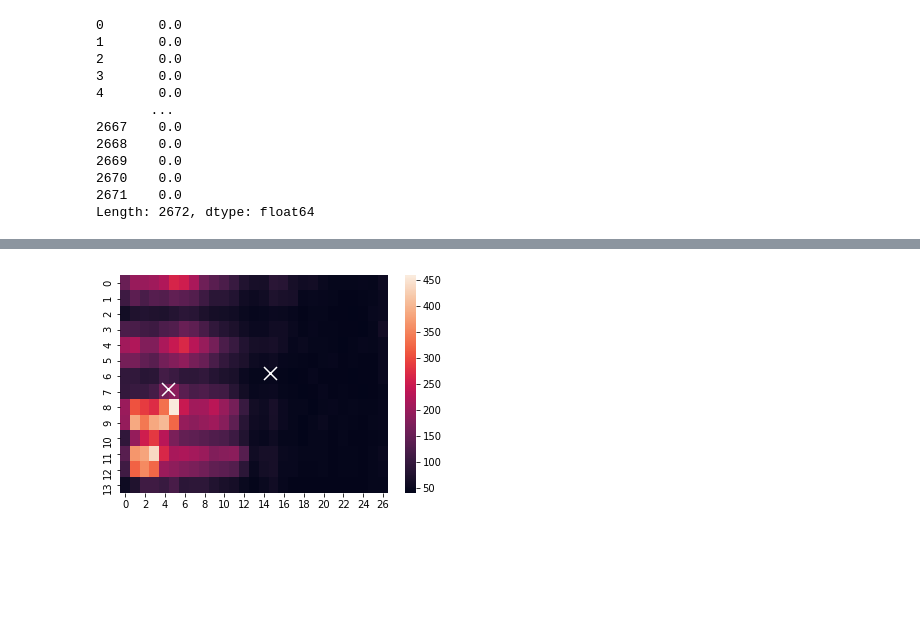
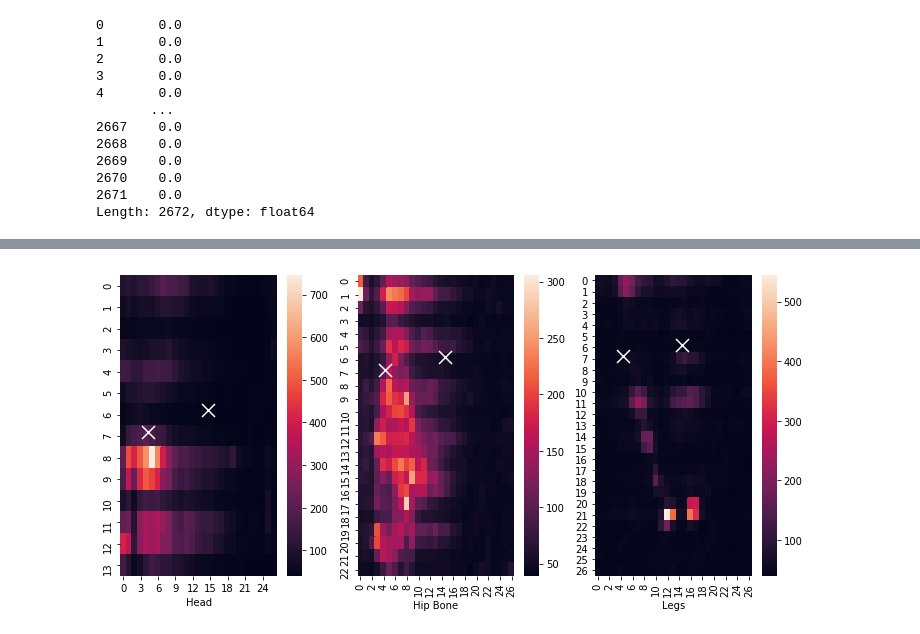
Before and after one commit to CrostaBot/PostureRecognition, a Jupyter notebook: PCA.ipynb, the cells around one changed output, grey strips where cells are left out. Drawn from its saved outputs; the diff is of its cells as text; code cells hidden in the pictures; blank space fills up the shorter version.

```diff
--- a/PCA.ipynb
+++ b/PCA.ipynb
@@ -12,7 +12,7 @@ from sklearn.preprocessing import StandardScaler
 # %%
 data_folder = Path("dataset/experiment-ii/S1/Air_Mat/")
 
-file_name = data_folder / "Matrix_Air_B1.txt"
+file_name = data_folder / "Matrix_Air_E1.txt"
 df = pd.read_csv(file_name, sep=" ", header=None)
 #df = pd.read_csv(file_name, sep="\t", header=None)
 #la stessa posizione viene misurata 82 volte DC
@@ -261,40 +261,81 @@ Length: 2672, dtype: float64
 # %%
 #define sections
 total = np.flip(df.to_numpy(), 0)
-
+totale = gaussian_filter(total, sigma=1.5)
 import sklearn.preprocessing as pre
 from sklearn.cluster import KMeans as km
 from sklearn.preprocessing import StandardScaler
 
+
 total = np.reshape(total,(64,27))
 section1 = total[:14]
-
-tmp = section1
-
-X = []
+section2 = total[14:37]
+section3 = total[37:]
 
 #build a vector for each point
 #every vector contains the coordinates and the intensity values
-for i in range(0, tmp.shape[0]):
-    for j in range(0, tmp.shape[1]):
-        t = []
-        t.append(i)
-        t.append(j)
-        t.append(tmp[i][j])
-        X.append(t)
+for h in range (0, 3):
+    if h == 0:
+        tmp = section1
+        X1 = []
+    if h == 1:
+        tmp = section2
+        X2 = []
+    if h == 2:
+        tmp = section3
+        X3 = []
 
-X = np.array(X)
+    for i in range(0, tmp.shape[0]):
+        for j in range(0, tmp.shape[1]):
+            if h == 0:
+                t = []
+                t.append(i)
+                t.append(j)
+                t.append(tmp[i][j])
+                X1.append(t)
+            if h == 1:
+                t = []
+                t.append(i)
+                t.append(j)
+                t.append(tmp[i][j])
+                X2.append(t)
+            if h == 2:
+                t = []
+                t.append(i)
+                t.append(j)
+                t.append(tmp[i][j])
+                X3.append(t)
 
-km = km(n_clusters=2).fit(X)
-km.labels_
+X1 = np.array(X1)
+X2 = np.array(X2)
+X3 = np.array(X3)
 
-y_km = km.predict(X)
+km1 = km(n_clusters=2).fit(X1)
+km2 = km(n_clusters=2).fit(X2)
+km3 = km(n_clusters=2).fit(X3)
 
-o = km.cluster_centers_
-print(o)
+labels = ['Head', 'Hip Bone', 'Legs']
 
-sas.heatmap(section1.reshape(14,27))
-plt.scatter(o[:,1], o[:,0],
-            marker='x', s=169, linewidths=3,
-            color='w', zorder=10)
+plt.figure(figsize=(10,5))
+
+for i in range(1, 4):
+    plt.subplot(1,3,i)
+    plt.xticks([])
+    plt.yticks([])
+    plt.grid(False)
+
+    if i == 1:
+        sas.heatmap(section1.reshape(14,27))
+        plt.scatter(o[:,1], o[:,0], marker='x', s=169, linewidths=3, color='w', zorder=10)
+        plt.xlabel(labels[i-1])
+    if i == 2:
+        sas.heatmap(section2.reshape(23,27))
+        plt.scatter(o[:,1], o[:,0], marker='x', s=169, linewidths=3, color='w', zorder=10)
+        plt.xlabel(labels[i-1])
+    if i == 3:
+        sas.heatmap(section3.reshape(27,27))
+        plt.scatter(o[:,1], o[:,0], marker='x', s=169, linewidths=3, color='w', zorder=10)
+        plt.xlabel(labels[i-1])
+
+    plt.tight_layout()
 # %% [output]
@@ -304 +342 @@ plt.scatter(o[:,1], o[:,0],
-[figure, old version]
+[figure, new version]
```
Also changed, not shown: parts of 9 cells of this notebook.
